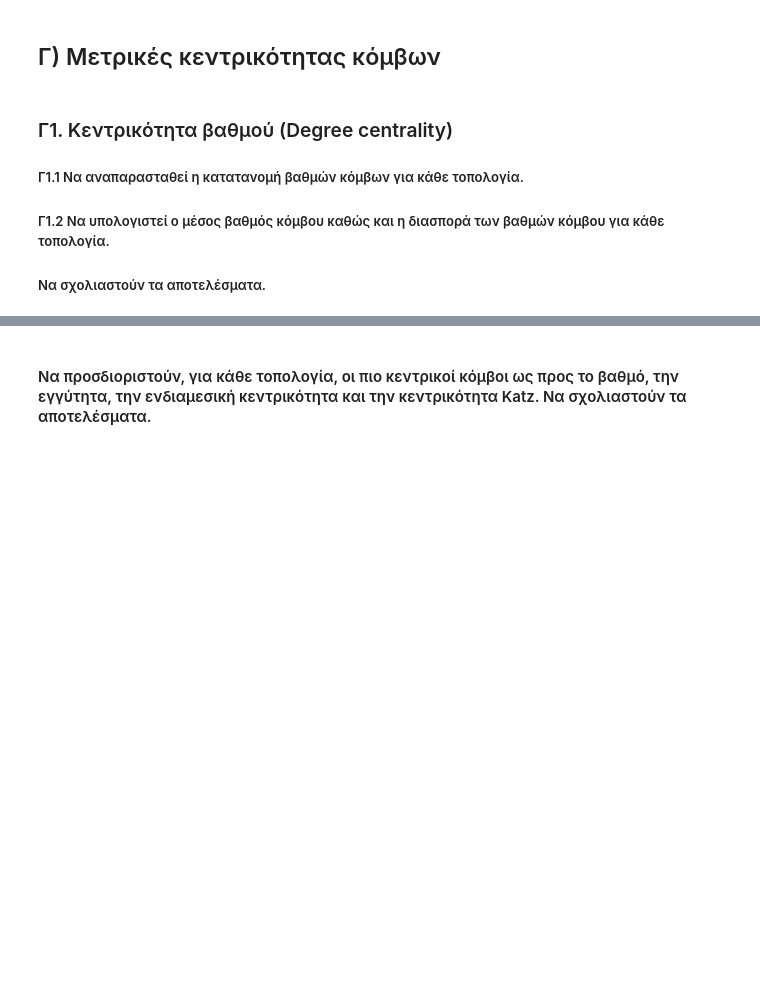
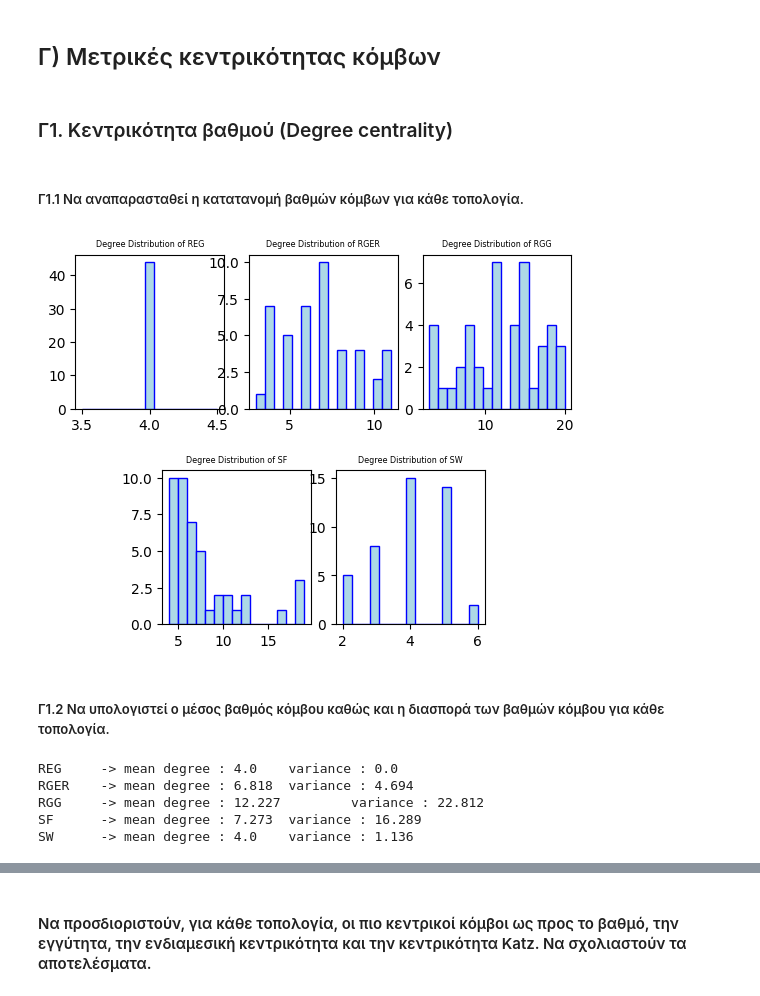
Before and after one commit to NicoleMp2/SocialNetworksAnalysis, a Jupyter notebook: lab1.ipynb, the cells around one changed output, grey strips where cells are left out. Saved outputs shown, nothing was run; the diff lists cells and outputs as text; code cells hidden in the pictures; blank space fills up the shorter version.

```diff
--- a/lab1.ipynb
+++ b/lab1.ipynb
@@ -390,0 +374,9 @@ def find_center(G):
+# %%
+def find_periphery(G):
+    # return the periphery of the graph
+    # the periphery is the set of nodes with eccentricity equal to the diameter
+    return [n for n in G.nodes() if nx.eccentricity(G, v=n) == nx.diameter(G)]
+
+
+for name,graph in graphs.items():
+    print(name,"\t-> periphery :",find_periphery(graph))
@@ -390,0 +389,9 @@ def find_center(G):
+# %%
+def find_center(G):
+    #find the center of the graph
+    #the center is the set of nodes with eccentricity equal to the radius
+    return [n for n in G.nodes() if nx.eccentricity(G, v=n) == nx.radius(G)]
+
+
+for name,graph in graphs.items():
+    print(name,"\t-> center :",find_center(graph))
@@ -391,7 +404,45 @@ def find_center(G):
 # %% [markdown]
 ## Γ) Mετρικές κεντρικότητας κόμβων
+# %% [markdown]
+### Γ1. Κεντρικότητα βαθμού (Degree centrality)
+# %% [markdown]
+##### Γ1.1 Να αναπαρασταθεί η κατατανομή βαθμών κόμβων για κάθε τοπολογία.
+# %%
+def find_degree(G):
+    #find the degree of the graph
+    return G.degree()
+
+
+#plot stuff
+figure = plt.figure()
+figure.subplots_adjust(hspace=0.4,wspace=0.4)
+spec = matplotlib.gridspec.GridSpec(ncols=6, nrows=2) # 6 columns evenly divides both 2 & 3
+
+ax1 = figure.add_subplot(spec[0,0:2])
+ax2 = figure.add_subplot(spec[0,2:4])
+ax3 = figure.add_subplot(spec[0,4:])
+ax4 = figure.add_subplot(spec[1,1:3])
+ax5 = figure.add_subplot(spec[1,3:5])
+
+
+for name,graph in graphs.items():
+    g = find_degree(graph)
+    if(name == 'REG'):
+        ax1.hist(list(dict(graphs['REG'].degree).values()), bins=15, color="lightblue", ec="blue",lw=1)
+        ax1.set_title("Degree Distribution of REG",fontsize='xx-small')
+    elif(name == 'RGER'):
+        ax2.hist(list(dict(graphs['RGER'].degree).values()), bins=15, color="lightblue", ec="blue",lw=1)
+        ax2.set_title("Degree Distribution of RGER",fontsize='xx-small')
+    elif(name == 'RGG'):
+        ax3.hist(list(dict(graphs['RGG'].degree).values()), bins=15, color="lightblue", ec="blue",lw=1)
+        ax3.set_title("Degree Distribution of RGG",fontsize='xx-small')
+    elif(name == 'SF'):
+        ax4.hist(list(dict(graphs['SF'].degree).values()), bins=15, color="lightblue", ec="blue",lw=1)
+        ax4.set_title("Degree Distribution of SF",fontsize='xx-small')
+    else:
+        ax5.hist(list(dict(graphs['SW'].degree).values()), bins=15, color="lightblue", ec="blue",lw=1)
+        ax5.set_title("Degree Distribution of SW",fontsize='xx-small')
+# %% [output]
+[figure, added]
 # %% [markdown]
-### Γ1. Κεντρικότητα βαθμού (Degree centrality)
-##### Γ1.1 Να αναπαρασταθεί η κατατανομή βαθμών κόμβων για κάθε τοπολογία.
 ##### Γ1.2 Να υπολογιστεί ο μέσος βαθμός κόμβου καθώς και η διασπορά των βαθμών κόμβου για κάθε τοπολογία.
-##### Να σχολιαστούν τα αποτελέσματα.
@@ -400,0 +449,15 @@ def find_degree(G):
+# %%
+
+for name,graph in graphs.items():
+    dn = find_degree(graph)
+    #find mean value of dn
+    mean = sum([x[1] for x in dn])/len(dn)
+    #find variance of dn
+    var = np.var([x[1] for x in dn])
+    print(name,"\t-> mean degree :",round(mean,3), "\tvariance :", round(var,3))
+# %% [output]
+REG     -> mean degree : 4.0    variance : 0.0
+RGER    -> mean degree : 6.818  variance : 4.694
+RGG     -> mean degree : 12.227         variance : 22.812
+SF      -> mean degree : 7.273  variance : 16.289
+SW      -> mean degree : 4.0    variance : 1.136
```
Also changed, not shown: parts of 32 cells of this notebook, 3 other files.
